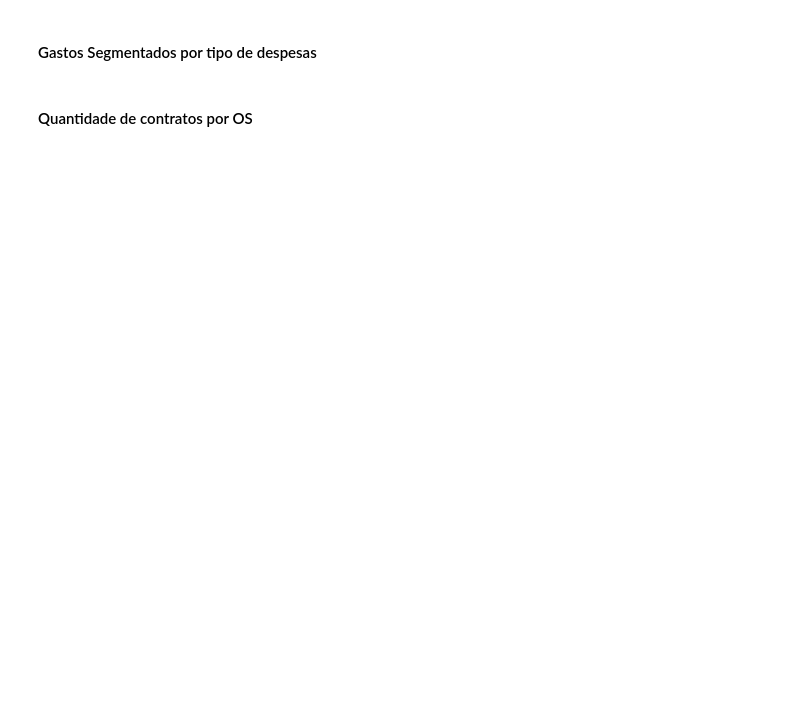
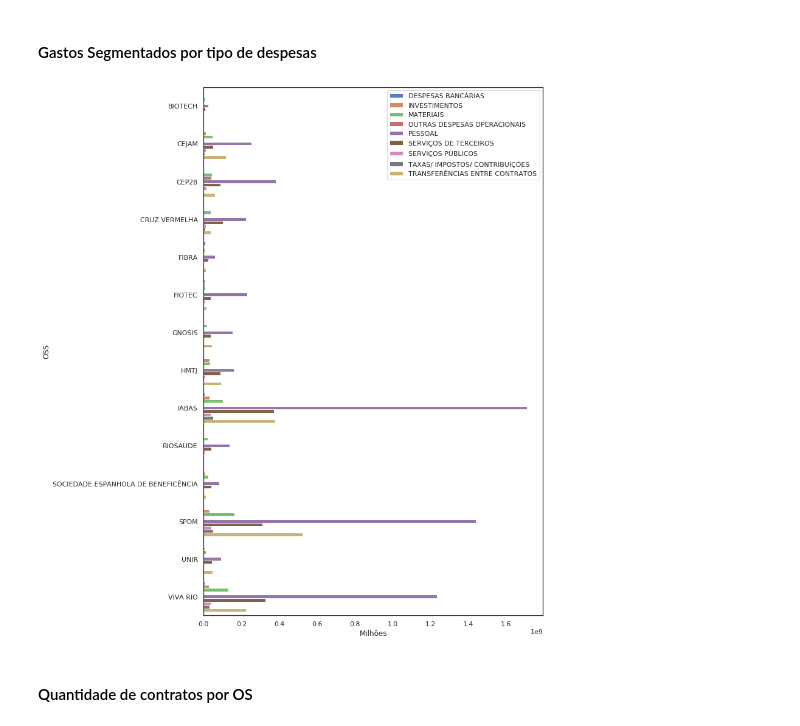
Before and after one commit to jpedrojpedro/icd-20191, a Jupyter notebook: app/relatorios.ipynb, the cells around one changed output. Saved outputs shown, nothing was run; the diff lists cells and outputs as text; code cells hidden in the pictures; blank space fills up the shorter version.

```diff
--- a/app/relatorios.ipynb
+++ b/app/relatorios.ipynb
@@ -136,3 +185,4 @@ agregacoes = {
     'valor': 'sum'
 }
 df_gastos_os_por_despesa = dff[dff['nivel'] == '1'].groupby(['os_nome', 'despesa']).agg(agregacoes)
+df_gastos_os_por_despesa.reset_index(inplace=True)
@@ -141,3 +189,13 @@ df_gastos_os_por_despesa.to_excel('output/graficos/gastos-declarados-os-por-desp
+# %%
+fig, ax1 = plt.subplots(figsize=(10, 16))
+sns.catplot(x="valor", y="os_nome", hue="despesa", data=df_gastos_os_por_despesa,
+            kind="bar", palette="muted", ax=ax1)
+ax1.legend(ncol=1, loc="upper right", frameon=True)
+ax1.set(ylabel="OSS", xlabel="Milhões")
+sns.despine(left=True, bottom=True)
+plt.close(2)
+# %% [output]
+[figure, added]
 # %% [markdown]
 #### Quantidade de contratos por OS
 # %%
```
Also changed, not shown: parts of 20 cells of this notebook, 1 other file.
